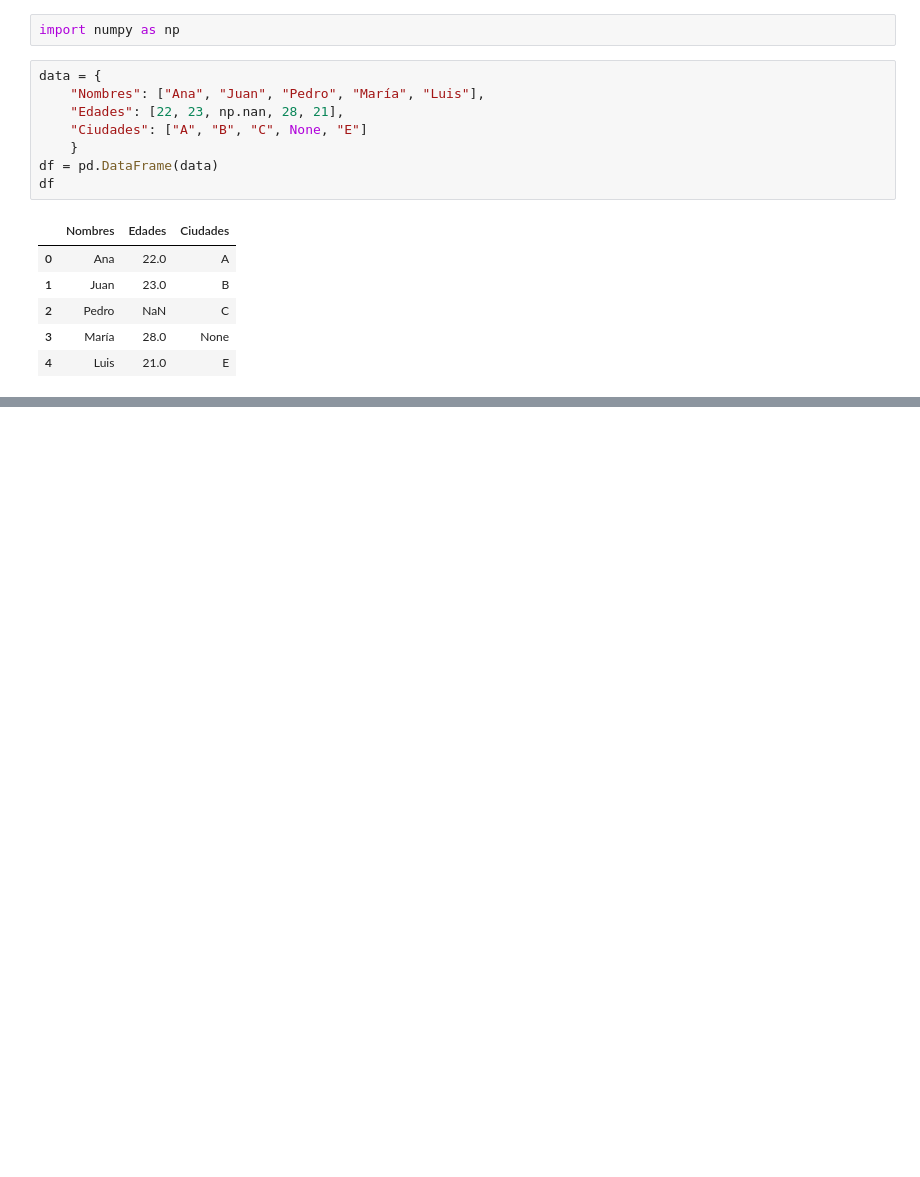
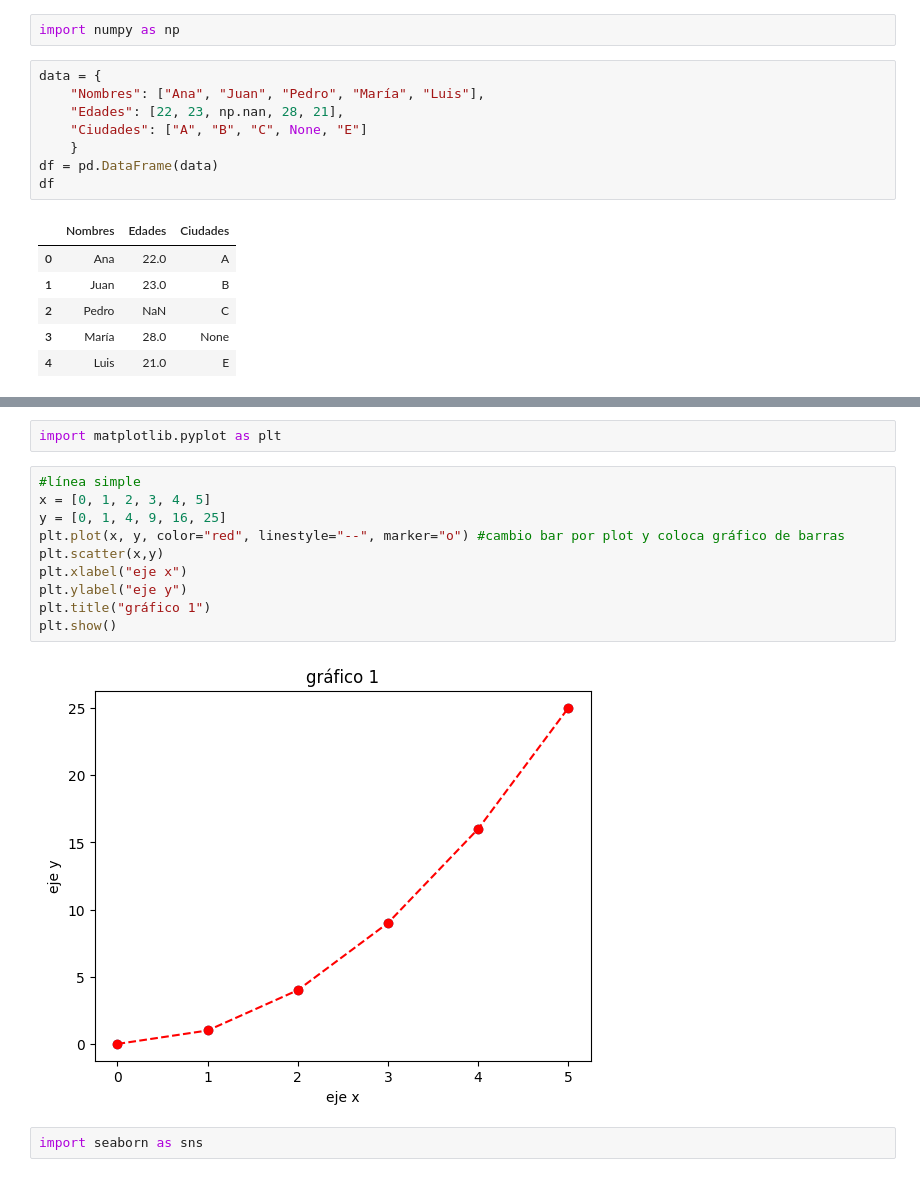
Before and after one commit to emilianostic/analisdedatos, a Jupyter notebook: datos/Scripts/AnalisisDatos.ipynb, the cells around one changed output, grey strips where cells are left out. Drawn from its saved outputs; the diff is of its cells as text; blank space fills up the shorter version.

```diff
--- a/datos/Scripts/AnalisisDatos.ipynb
+++ b/datos/Scripts/AnalisisDatos.ipynb
@@ -108,0 +367,16 @@ df
+# %%
+import matplotlib.pyplot as plt
+# %%
+#línea simple
+x = [0, 1, 2, 3, 4, 5]
+y = [0, 1, 4, 9, 16, 25]
+plt.plot(x, y, color="red", linestyle="--", marker="o") #cambio bar por plot y coloca gráfico de barras
+plt.scatter(x,y)
+plt.xlabel("eje x")
+plt.ylabel("eje y")
+plt.title("gráfico 1")
+plt.show()
+# %% [output]
+[figure, added]
+# %%
+import seaborn as sns
```
Also changed, not shown: parts of 28 cells of this notebook.
